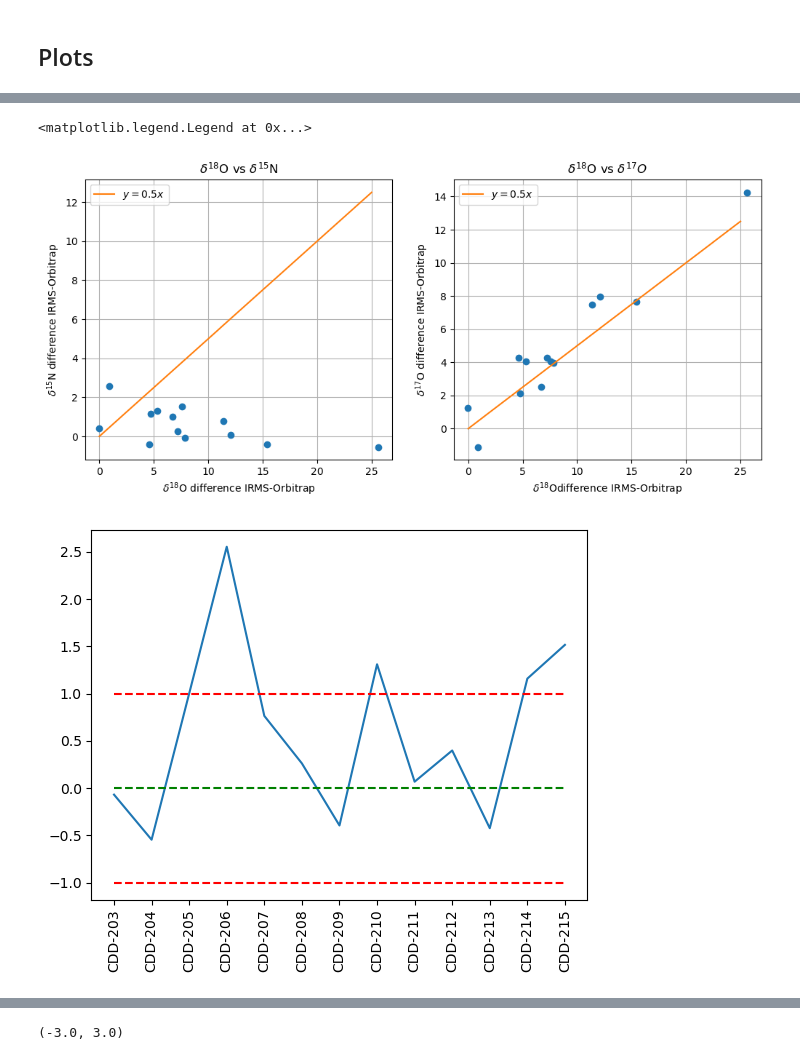
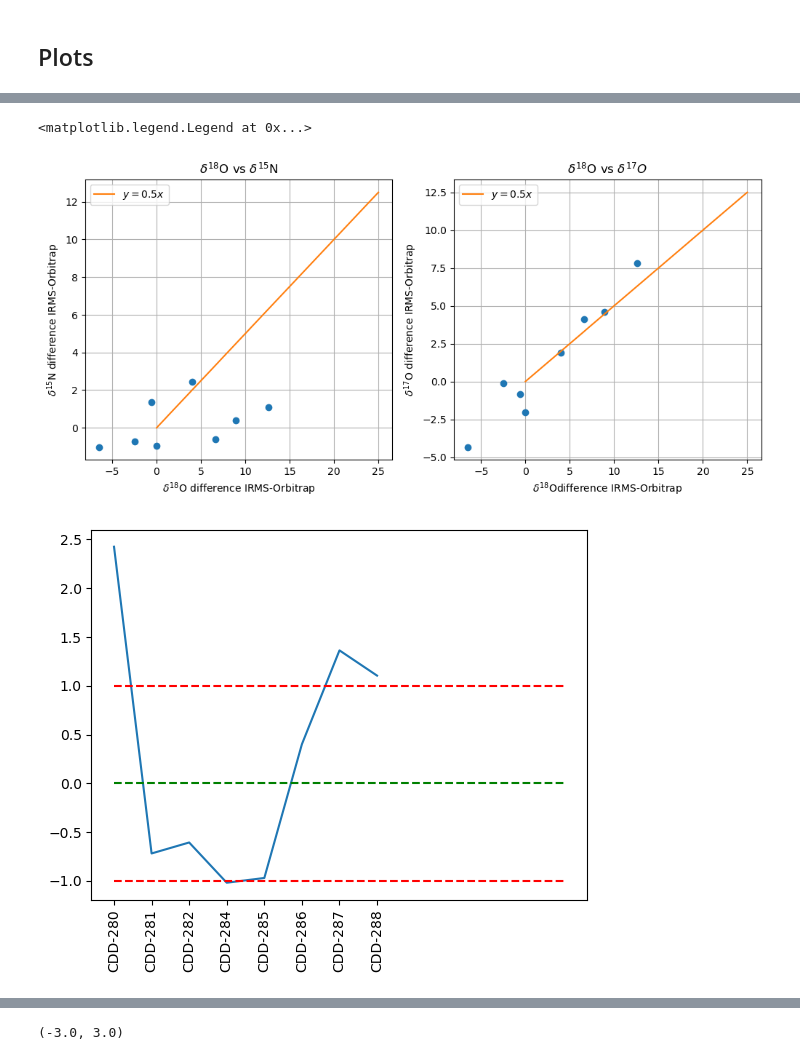
Before and after one commit to doc-past-team/Orbitrap, a Jupyter notebook: Orbitrap-vs-IRMS.ipynb, the cells around one changed output, grey strips where cells are left out. Cells and saved outputs as stored; diff of their text form; code cells hidden in the pictures.

```diff
--- a/Orbitrap-vs-IRMS.ipynb
+++ b/Orbitrap-vs-IRMS.ipynb
@@ -8,10 +8,10 @@ from datetime import datetime
 current_datetime = datetime.now()
 current_date_string = current_datetime.strftime("%Y-%m-%d")
 
-filenames = {'IRMS':'CDD-IRMS.xlsx',
-          'Orbitrap vanquish':'240208_CdD_202-215_M0/calibrated_deltas_2024-02-14.csv',
-          'Orbitrap vanquish no-M0':'240212_CdD_202-215_noM0/calibrated_deltas_2024-02-14.csv',
-          'Orbitrap syringe run 1':'240222_CdD_202-210_syringe_1/calibrated_deltas_2024-02-23.csv'}
+filenames = {'IRMS':'Syringe/CDD-IRMS.xlsx',
+          'Orbitrap syringe':'Syringe/data/calibrated_deltas_2024-03-21.csv',
+             'Orbitrap vanquish':'Vanquish/data/calibrated_deltas_2024-03-19.csv'
+            }
 # %% [markdown]
 ## Import and organise deltas
 # %%
@@ -66,18 +72,26 @@ Imported IRMS data
 # %%
 isotopologues = [ col[-4:] for col in data['IRMS'].columns if col.startswith('mean_')]
 
-fig,ax = plt.subplots(1,4, figsize=[20,6])
+fig,ax = plt.subplots(4,1, figsize=[10,20])
 
 # Plot isotopologues
 for i,isotope in enumerate(isotopologues):
     for j,label in enumerate(data.keys()):
         if 'mean_'+isotope in data[label].columns:
-            # plot data with errorbars
-            ax[i].errorbar(data[label].index, data[label]['mean_'+isotope]*1e3, yerr = data[label]['err_'+isotope]*1e3, label=label,lw=1,marker='o')
+            # plot data with errorbars - solid for IRMS, dashed for Orbitrap
+            if label == 'IRMS':
+                ax[i].errorbar(data[label].index, data[label]['mean_'+isotope]*1e3, yerr = data[label]['err_'+isotope]*1e3, label=label,lw=1,marker='o',ls='-',alpha=.7)
+            else:
+                ax[i].errorbar(data[label].index, data[label]['mean_'+isotope]*1e3, yerr = data[label]['err_'+isotope]*1e3, label=label,lw=1,marker='o',ls='--',alpha=0.7)
+
     # plot parameters
-    ax[i].set_ylabel('$\delta^{'+isotope[1:3]+'}'+isotope[3]+'$ (‰)')
     ax[i].set_xlabel('Sample number')
-    ax[i].set_title('Col du Dôme $\delta^{'+isotope[1:3]+'}'+isotope[3]+'$')
+    if isotope.startswith('d'):
+        ax[i].set_title('Col du Dôme $\delta^{'+isotope[1:3]+'}'+isotope[3]+'$')
+        ax[i].set_ylabel('$\delta^{'+isotope[1:3]+'}'+isotope[3]+'$ (‰)')
+    elif isotope.startswith('D'):
+        ax[i].set_title('Col du Dôme $\Delta^{'+isotope[1:3]+'}'+isotope[3]+'$')
+        ax[i].set_ylabel('$\Delta^{'+isotope[1:3]+'}'+isotope[3]+'$ (‰)')
     plt.minorticks_on()
     ax[i].yaxis.set_minor_locator(MultipleLocator(1))
     ax[i].grid(axis='y')
@@ -88,13 +102,13 @@ for i,isotope in enumerate(isotopologues):
 # %%
-cols = ['d'+isotope+'_diff' for isotope in isotopes ]
+cols = [isotope+'_diff' for isotope in isotopologues ]
 diff = pd.DataFrame(columns=['sample.name']+cols)
-diff['sample.name']=Orbitrap['sample.name']
-for i,isotope in enumerate(isotopes):
-    diff[cols[i]] = IRMS['d'+isotope+'_IRMS']-Orbitrap['mean_d'+isotope]
+diff['sample_name']=data['Orbitrap vanquish']['sample_name']
+for i,isotope in enumerate(isotopologues):
+    diff[cols[i]] = data['IRMS']['mean_'+isotope]-data['Orbitrap vanquish']['mean_'+isotope]
 
-y1 = diff['d15N_diff']
-y2 = diff['d17O_diff']
-x = diff['d18O_diff']
+y1 = diff['d15N_diff']*1e3
+y2 = diff['d17O_diff']*1e3
+x = diff['d18O_diff']*1e3
 
 fig,axes=plt.subplots(1,2,figsize=[12,5])
 
@@ -119,13 +133,13 @@ ax.legend()
 # fig.savefig(folder+'/correlations.png')
 # %% [output]
 <matplotlib.legend.Legend at 0x...>
-[figure, old version]
+[figure, new version]
 # %%
-plt.plot(diff['sample.name'],diff['d15N_diff'])
+plt.plot(diff['sample_name'],diff['d15N_diff']*1e3)
 plt.plot([0,12],[0,0],c='g',ls='--')
 plt.plot([0,12],[1,1],c='r',ls='--')
 plt.plot([0,12],[-1,-1],c='r',ls='--')
 plt.gca().set_xticklabels(plt.gca().get_xticklabels(),rotation=90);
 # %% [output]
-[figure, old version]
+[figure, new version]
 # %%
```
Also changed, not shown: parts of 3 cells of this notebook, 4 other files.
